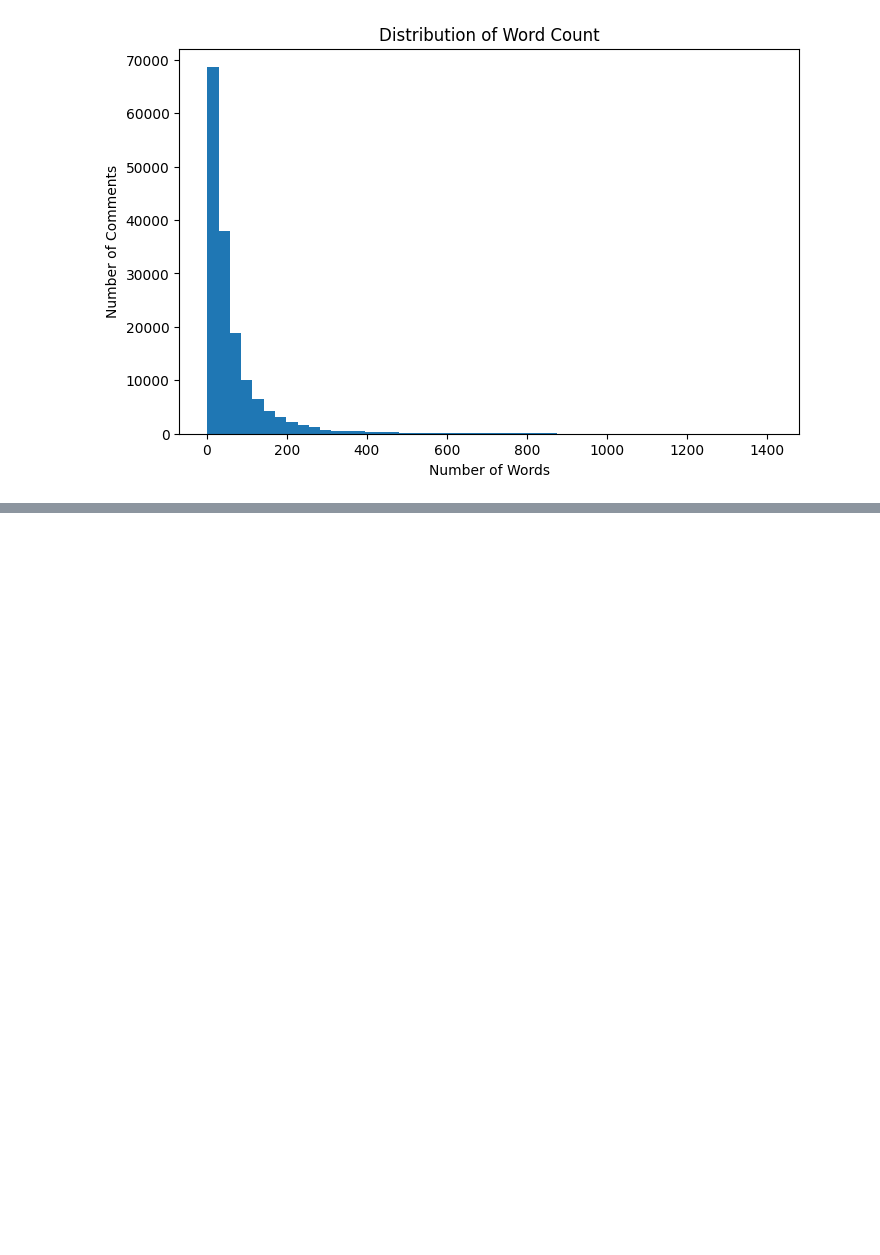
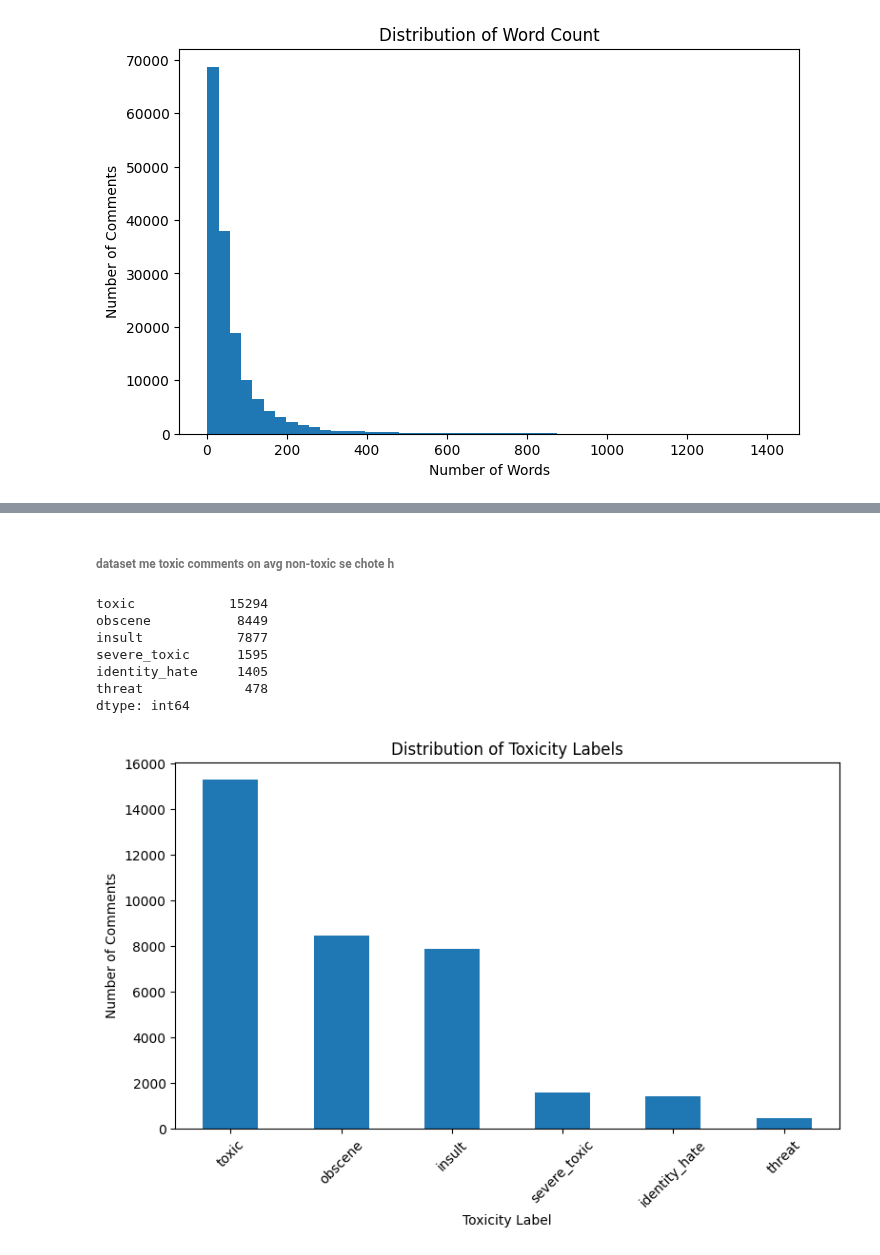
Before and after one commit to mahiicodes09-spec/Convox, a Jupyter notebook: ml/model-1 (mahi)/notebook/jigsaw-eda.ipynb, the cells around one changed output, grey strips where cells are left out. Cells and saved outputs as stored; diff of their text form; code cells hidden in the pictures; blank space fills up the shorter version.

```diff
--- a/ml/model-1 (mahi)/notebook/jigsaw-eda.ipynb
+++ b/ml/model-1 (mahi)/notebook/jigsaw-eda.ipynb
@@ -135,0 +203,27 @@ plt.show()
+# %% [markdown]
+###### dataset me toxic comments on avg non-toxic se chote h
+# %%
+labels = [
+    "toxic", "severe_toxic", "obscene",
+    "threat", "insult", "identity_hate"
+]
+
+label_counts = df[labels].sum().sort_values(ascending=False)
+
+print(label_counts)
+
+label_counts.plot(kind="bar", figsize=(9, 5))
+plt.title("Distribution of Toxicity Labels")
+plt.xlabel("Toxicity Label")
+plt.ylabel("Number of Comments")
+plt.xticks(rotation=45)
+plt.show()
+# %% [output]
+toxic            15294
+obscene           8449
+insult            7877
+severe_toxic      1595
+identity_hate     1405
+threat             478
+dtype: int64
+[figure, added]
```
Also changed, not shown: parts of 48 cells of this notebook, 6 other files.
